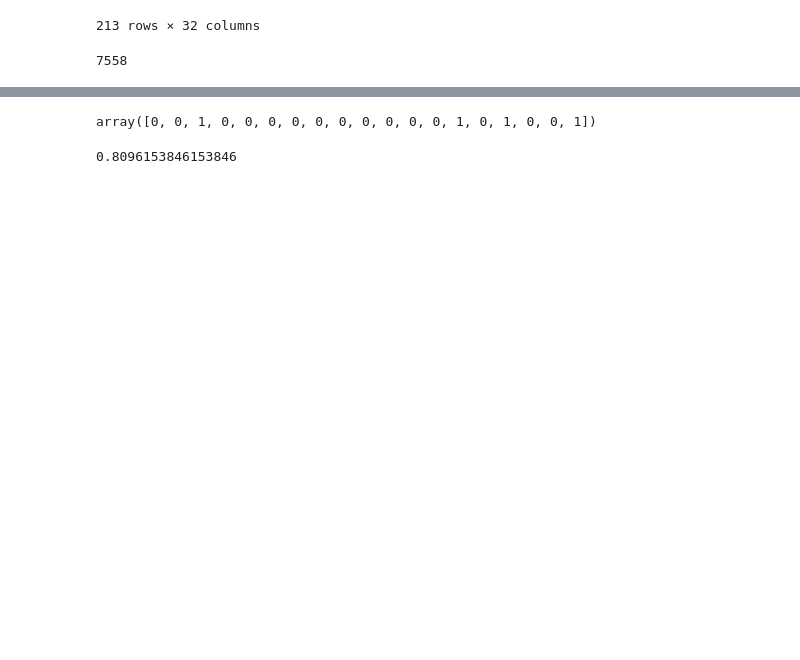
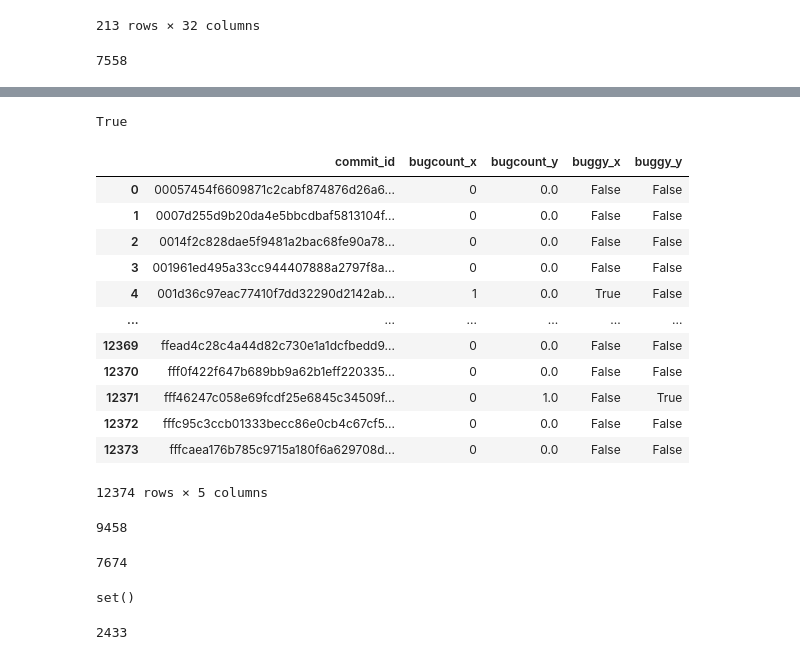
Before and after one commit to uw-swag/jit-bugpred, a Jupyter notebook: notebooks/moving_target.ipynb, the cells around one changed output, grey strips where cells are left out. Saved outputs shown, nothing was run; the diff lists cells and outputs as text; code cells hidden in the pictures; blank space fills up the shorter version.

```diff
--- a/notebooks/moving_target.ipynb
+++ b/notebooks/moving_target.ipynb
@@ -958,8 +803,0 @@ array([0, 0, 0, 0, 0, 0, 0, 0, 0, 0, 0, 0, 0, 0, 1, 0, 0, 0, 0])
-# %%
-y[11001:11020]
-# %% [output]
-array([0, 0, 1, 0, 0, 0, 0, 0, 0, 0, 0, 0, 0, 1, 0, 1, 0, 0, 1])
-# %%
-clf.score(X[11001:], y[11001:])
-# %% [output]
-0.8096153846153846
@@ -965,0 +818,38 @@ clf.score(X[11001:], y[11001:])
+# %%
+tr_line == tr_open2
+# %% [output]
+True
+# %%
+gemavsshane = pd.merge(df, table, how='inner', on=['commit_id'])[['commit_id', 'bugcount_x', 'bugcount_y', 'buggy_x', 'buggy_y']]
+gemavsshane
+
+# so gema added 1 to bugcount for extrinsic bug inducing commits.
+# also, jitline labels match shanes labels
+# %% [output]
+|  | commit_id | bugcount_x | bugcount_y | buggy_x | buggy_y |
+| 0 | 00057454f6609871c2cabf874876d26a6... | 0 | 0.0 | False | False |
+| 1 | 0007d255d9b20da4e5bbcdbaf5813104f... | 0 | 0.0 | False | False |
+| 2 | 0014f2c828dae5f9481a2bac68fe90a78... | 0 | 0.0 | False | False |
+| 3 | 001961ed495a33cc944407888a2797f8a... | 0 | 0.0 | False | False |
+| 4 | 001d36c97eac77410f7dd32290d2142ab... | 1 | 0.0 | True | False |
+| ... | ... | ... | ... | ... | ... |
+| 12369 | ffead4c28c4a44d82c730e1a1dcfbedd9... | 0 | 0.0 | False | False |
+| 12370 | fff0f422f647b689bb9a62b1eff220335... | 0 | 0.0 | False | False |
+| 12371 | fff46247c058e69fcdf25e6845c34509f... | 0 | 1.0 | False | True |
+| 12372 | fffc95c3ccb01333becc86e0cb4c67cf5... | 0 | 0.0 | False | False |
+| 12373 | fffcaea176b785c9715a180f6a629708d... | 0 | 0.0 | False | False |
+12374 rows × 5 columns
+# %%
+import json
+
+with open('../data/subtrees_pydriller.json') as file:
+    subtrees = json.load(file)
+
+len(subtrees)
+# %% [output]
+9458
+# %%
+myids = [k for k, v in subtrees.items()]
+len(set(myids) & set(tr_open[0]))
+# %% [output]
+7674
@@ -965,0 +861,8 @@ clf.score(X[11001:], y[11001:])
+# %%
+set(te_open[0]) - set(alld['commit_id'].tolist())
+# %% [output]
+set()
+# %%
+len(set(raw['commit_id']) - set(tr_open[0]))
+# %% [output]
+2433
```
Also changed, not shown: parts of 35 cells of this notebook, 4 other files.
